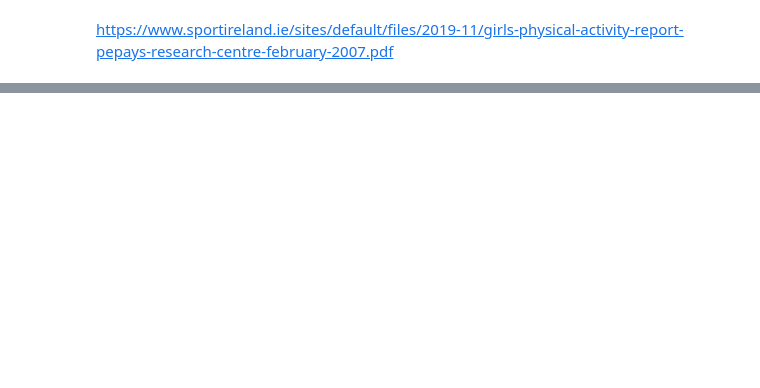
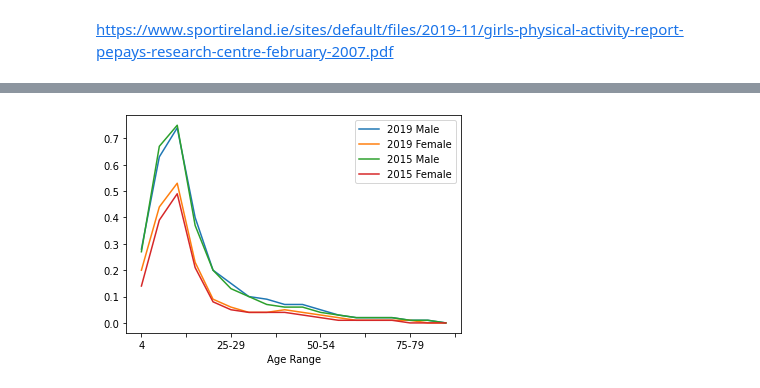
Before and after one commit to Michelleoc/programming-for-data-analysis-project, a Jupyter notebook: project.ipynb, the cells around one changed output, grey strips where cells are left out. Cells and saved outputs as stored; diff of their text form; code cells hidden in the pictures; blank space fills up the shorter version.

```diff
--- a/project.ipynb
+++ b/project.ipynb
@@ -128,0 +201,5 @@ https://www.sportireland.ie/sites/default/files/2019-11/girls-physical-activity-
+# %%
+dataframe.plot(x='Age Range', y=['2019 Male', '2019 Female','2015 Male', '2015 Female'])
+plt.show()
+# %% [output]
+[figure, added]
```
Also changed, not shown: parts of 17 cells of this notebook, 4 other files.
